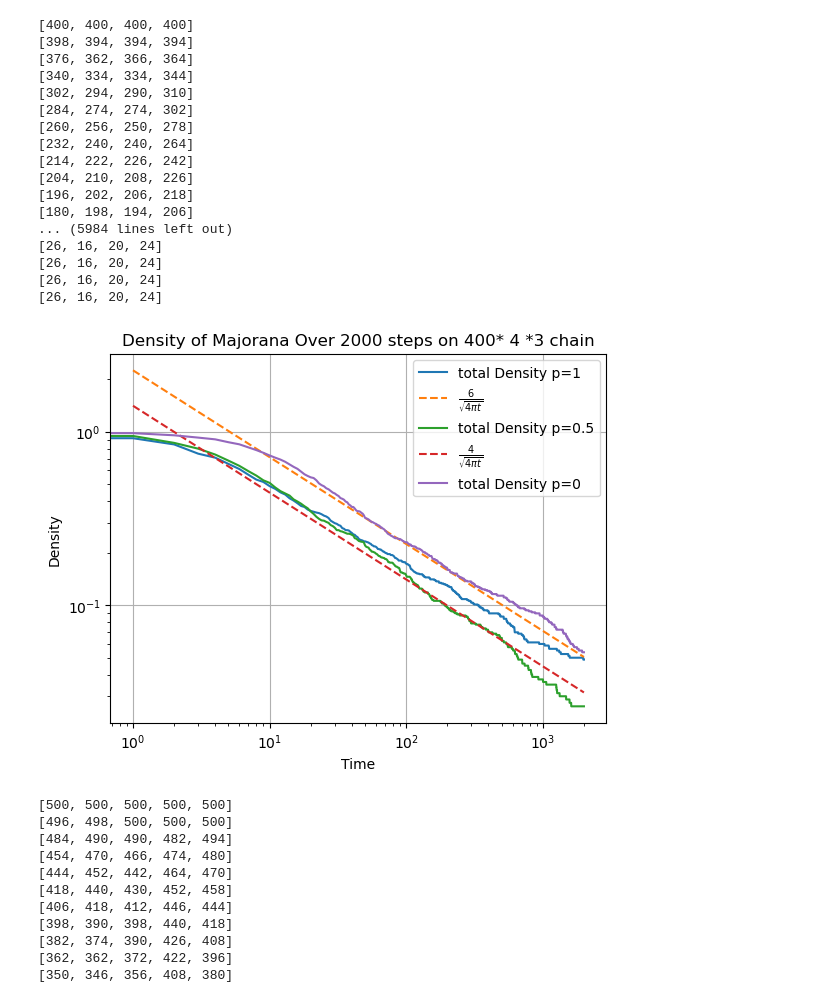
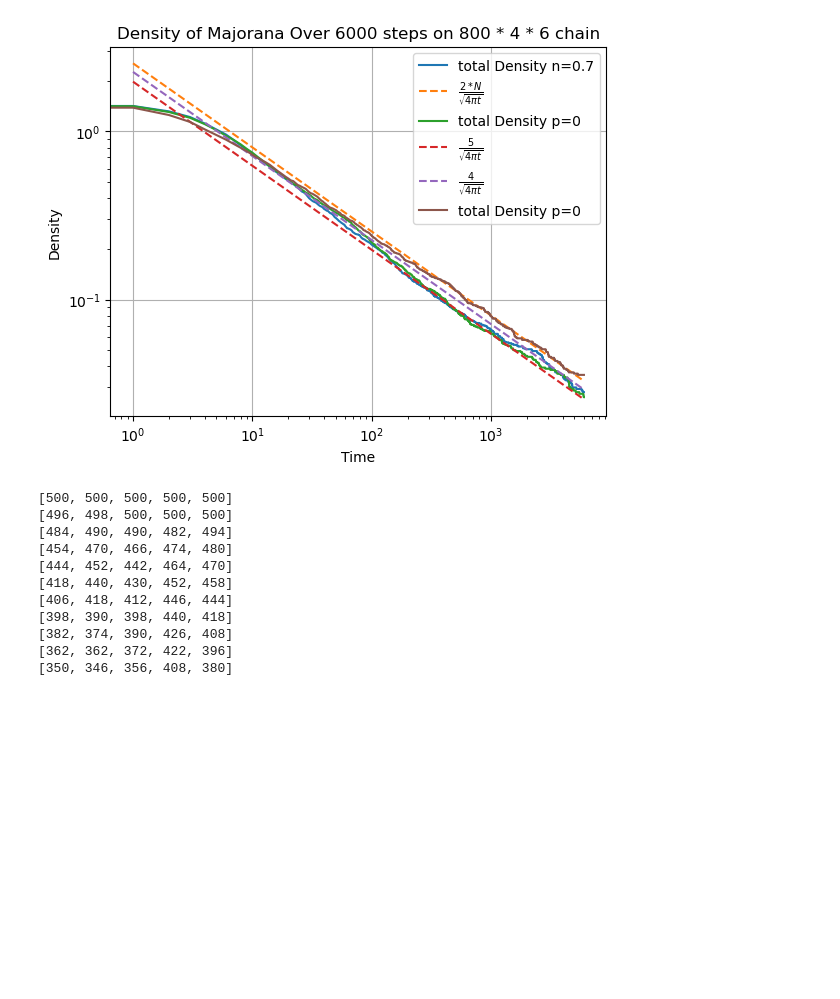
Before and after one commit to toM0dots/Majorana-Braiding, a Jupyter notebook: N_layer.ipynb, the cells around one changed output. Drawn from its saved outputs; the diff is of its cells as text; code cells hidden in the pictures; blank space fills up the shorter version.

Commit message:
parity-0 puzzle plots

```diff
--- a/N_layer.ipynb
+++ b/N_layer.ipynb
@@ -1662,49 +1659,39 @@ def evolution_no_annihilate_NL(chain_, t, p):
 
     return chain, times, densities
 # %%
-chain1_NL = chain_builder_NL(400, 4 , 4)
-times1, density1 = evolution_annihilate_NL(chain1_NL, 2000, 1)
-times2, density2 = evolution_annihilate_NL(chain1_NL, 2000, 0.5)
-times3, density3 = evolution_annihilate_NL(chain1_NL, 2000, 0)
-density_ref_1 = 2*4/(math.sqrt(4 * math.pi) * np.sqrt(times1[1:]))
-density_ref_2 = 5/(math.sqrt(4 * math.pi) * np.sqrt(times2[1:]))
-# density_ref_3 = 6*1600/(math.sqrt(4 * math.pi) * np.sqrt(times3[1:]))
+N = 800
+rho = 4
+layers = 6
+Tmax = 6000
+chain1_NL = chain_builder_NL(N, rho , layers, 1)
+chain2_NL = chain_builder_NL(N, rho , layers, 0)
+_, times1, density1 = evolution_annihilate_NL(chain1_NL, Tmax, 0.25)
+_, times2, density2 = evolution_annihilate_NL(chain2_NL, Tmax, 0.25)
+_, times3, density3 = evolution_annihilate_NL(chain1_NL, Tmax, 0)
+density_ref_1 = 1.5*layers/(math.sqrt(4 * math.pi) * np.sqrt(times1[1:]))
+density_ref_2 = (layers+1)/(math.sqrt(4 * math.pi) * np.sqrt(times2[1:]))
+density_ref_3 = (layers+2)/(math.sqrt(4 * math.pi) * np.sqrt(times1[1:]))
 
 # plt.plot(times, density[:, 0], label='Layer 0')
 # plt.plot(times, density[:, 1], label='Layer 1')
 # plt.plot(times, density[:, 2], label='Layer 2')
-plt.plot(times1, np.array(density1.sum(axis=1))/(400*4), label='total Density p=1')
-plt.plot(times1[1:], density_ref_1, label=r'$\frac{6}{\sqrt{4 \pi t}}$', linestyle='--')
-plt.plot(times2, np.array(density2.sum(axis=1))/(400*4), label='total Density p=0.5')
-plt.plot(times2[1:], density_ref_2, label=r'$\frac{4}{\sqrt{4 \pi t}}$', linestyle='--')
-plt.plot(times3, np.array(density3.sum(axis=1))/(400*4), label='total Density p=0')
+plt.plot(times1, np.array(density1.sum(axis=1))/(N*rho), label='total Density n=0.7')
+plt.plot(times1[1:], density_ref_1, label=r'$\frac{2*N}{\sqrt{4 \pi t}}$', linestyle='--')
+plt.plot(times2, np.array(density2.sum(axis=1))/(N*rho), label='total Density p=0')
+plt.plot(times2[1:], density_ref_2, label=r'$\frac{5}{\sqrt{4 \pi t}}$', linestyle='--')
+plt.plot(times2[1:], density_ref_3, label=r'$\frac{4}{\sqrt{4 \pi t}}$', linestyle='--')
+
+plt.plot(times3, np.array(density3.sum(axis=1))/(N*rho), label='total Density p=0')
 plt.xlabel('Time')
 plt.ylabel('Density')
 plt.xscale('log')
 plt.yscale('log')
 plt.grid(True)
-plt.title('Density of Majorana Over 2000 steps on 400* 4 *3 chain')
+plt.title(f'Density of Majorana Over {Tmax} steps on {N} * {rho} * {layers} chain')
 plt.legend()
 plt.show()
 # %% [output]
-[400, 400, 400, 400]
-[398, 394, 394, 394]
-[376, 362, 366, 364]
-[340, 334, 334, 344]
-[302, 294, 290, 310]
-[284, 274, 274, 302]
-[260, 256, 250, 278]
-[232, 240, 240, 264]
-[214, 222, 226, 242]
-[204, 210, 208, 226]
-[196, 202, 206, 218]
-[180, 198, 194, 206]
-... (5984 lines left out)
-[26, 16, 20, 24]
-[26, 16, 20, 24]
-[26, 16, 20, 24]
-[26, 16, 20, 24]
-[figure, old version]
+[figure, new version]
 # %%
 chain2_NL = chain_builder_NL(500, 4 , 5)
 times4, density4 = evolution_annihilate_NL(chain2_NL, 7000, 1)
```
Also changed, not shown: parts of 1 cell of this notebook, 2 other files.
